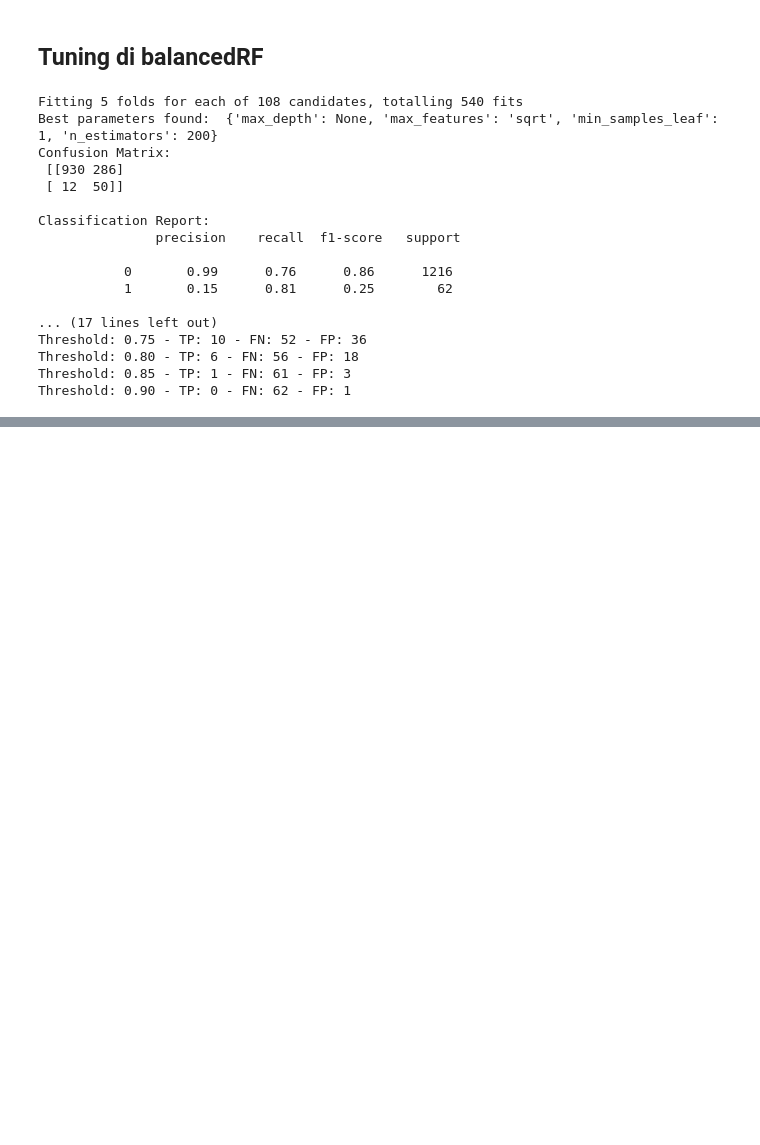
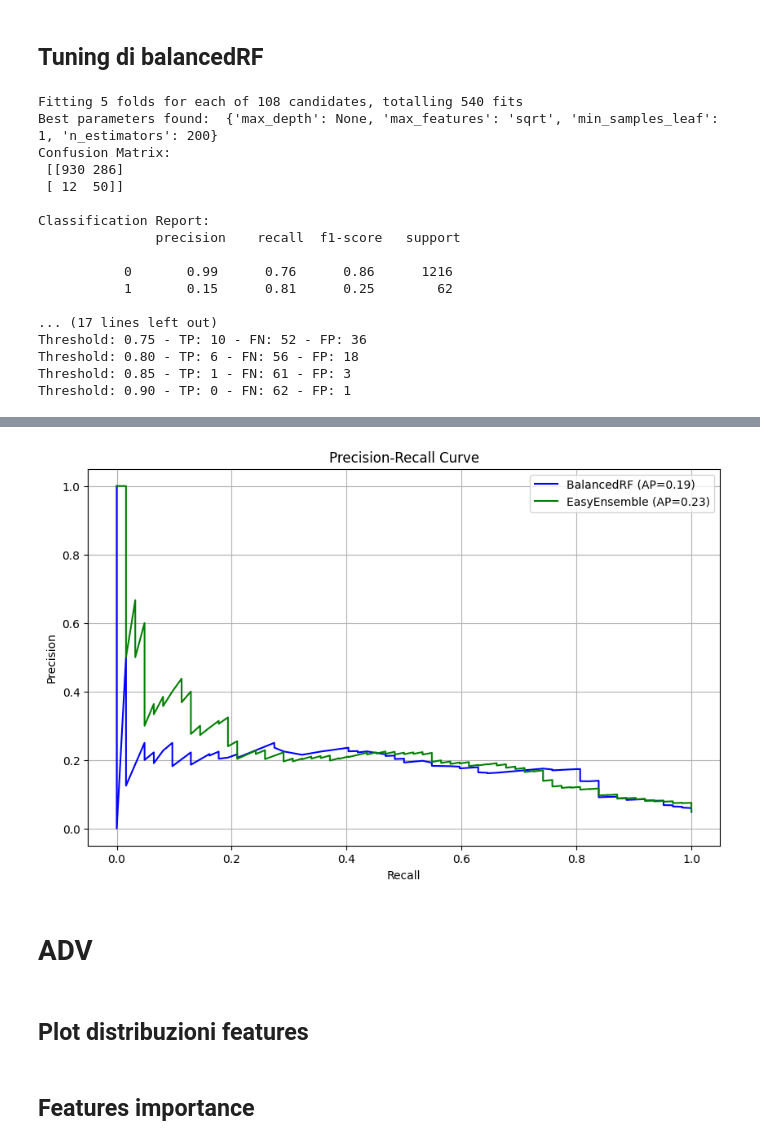
Before and after one commit to AlessandroConte/stroke-prediction, a Jupyter notebook: stroke_prediction_ml.ipynb, the cells around one changed output, grey strips where cells are left out. Drawn from its saved outputs; the diff is of its cells as text; code cells hidden in the pictures; blank space fills up the shorter version.

Commit message:
Balanced Random Forest model added

```diff
--- a/stroke_prediction_ml.ipynb
+++ b/stroke_prediction_ml.ipynb
@@ -1178,0 +1294,32 @@ Threshold: 0.90 - TP: 0 - FN: 62 - FP: 1
+# %%
+import matplotlib.pyplot as plt
+from sklearn.metrics import precision_recall_curve, average_precision_score
+
+# Per BalancedRandomForest (modello già allenato prima)
+y_proba_brf = best_model.predict_proba(X_test_cleaned)[:, 1]
+precision_brf, recall_brf, thresholds_brf = precision_recall_curve(y_test_cleaned, y_proba_brf)
+ap_brf = average_precision_score(y_test_cleaned, y_proba_brf)
+
+# Per EasyEnsemble (modello già allenato ora)
+y_proba_eec = eec.predict_proba(X_test_cleaned)[:, 1]
+precision_eec, recall_eec, thresholds_eec = precision_recall_curve(y_test_cleaned, y_proba_eec)
+ap_eec = average_precision_score(y_test_cleaned, y_proba_eec)
+
+# Plot Precision-Recall Curve
+plt.figure(figsize=(10, 6))
+plt.plot(recall_brf, precision_brf, label=f'BalancedRF (AP={ap_brf:.2f})', color='blue')
+plt.plot(recall_eec, precision_eec, label=f'EasyEnsemble (AP={ap_eec:.2f})', color='green')
+plt.xlabel('Recall')
+plt.ylabel('Precision')
+plt.title('Precision-Recall Curve')
+plt.legend()
+plt.grid()
+plt.show()
+# %% [output]
+[figure, added]
+# %% [markdown]
+# ADV
+# %% [markdown]
+## Plot distribuzioni features
+# %% [markdown]
+## Features importance
```
Also changed, not shown: parts of 13 cells of this notebook.
